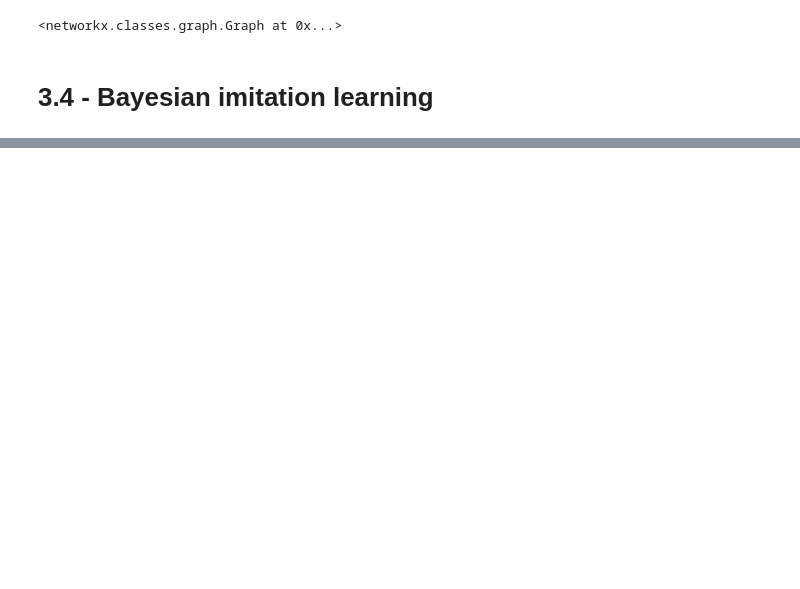
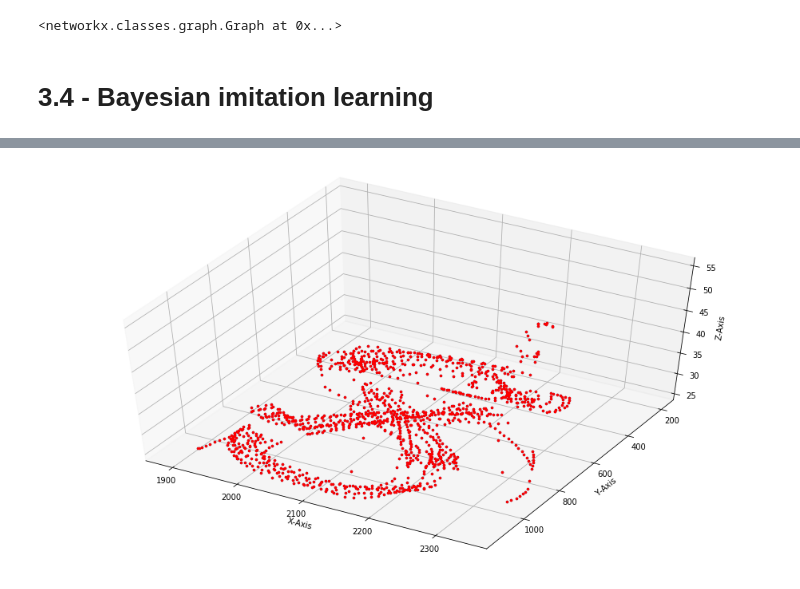
Before and after one commit to LeKono/gameAI, a Jupyter notebook: Presentation.ipynb, the cells around one changed output, grey strips where cells are left out. Saved outputs shown, nothing was run; the diff lists cells and outputs as text; code cells hidden in the pictures; blank space fills up the shorter version.

```diff
--- a/Presentation.ipynb
+++ b/Presentation.ipynb
@@ -78,0 +90,5 @@ s2.plot_all(overlap=t2)
+# %%
+t2000 = s2.bayesian_imitation(creation_steps=2000)
+s2.plot_all(overlap=t2000)
+# %% [output]
+[figure, added]
```
Also changed, not shown: parts of 6 cells of this notebook, 1 other file.
